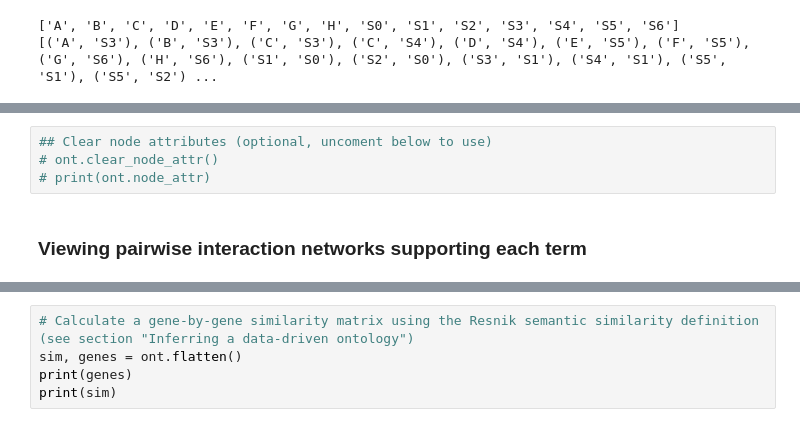
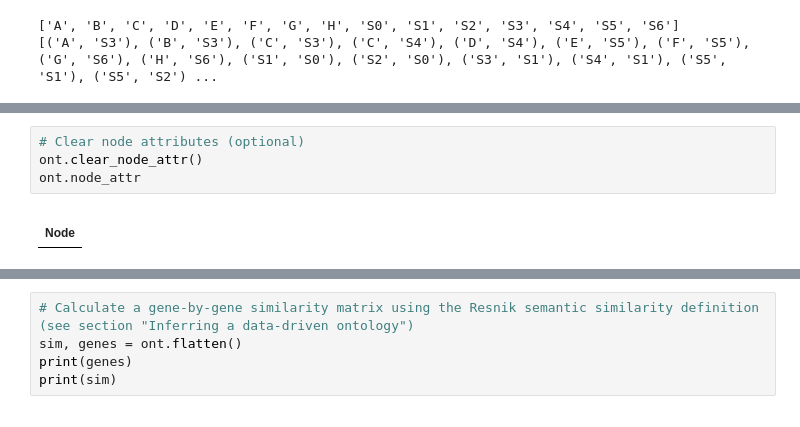
Before and after one commit to michaelkyu/ddot, a Jupyter notebook: examples/DDOT_tutorial.ipynb, the cells around one changed output, grey strips where cells are left out. Saved outputs shown, nothing was run; the diff lists cells and outputs as text.

```diff
--- a/examples/DDOT_tutorial.ipynb
+++ b/examples/DDOT_tutorial.ipynb
@@ -504,6 +559,7 @@ ont.node_attr
 # %%
-## Clear node attributes (optional, uncoment below to use)
-# ont.clear_node_attr()
-# print(ont.node_attr)
+# Clear node attributes (optional)
+ont.clear_node_attr()
+ont.node_attr
+# %% [output]
+|  |
+| Node |
-# %% [markdown]
-### Viewing pairwise interaction networks supporting each term
```
Also changed, not shown: parts of 31 cells of this notebook, 7 other files.
